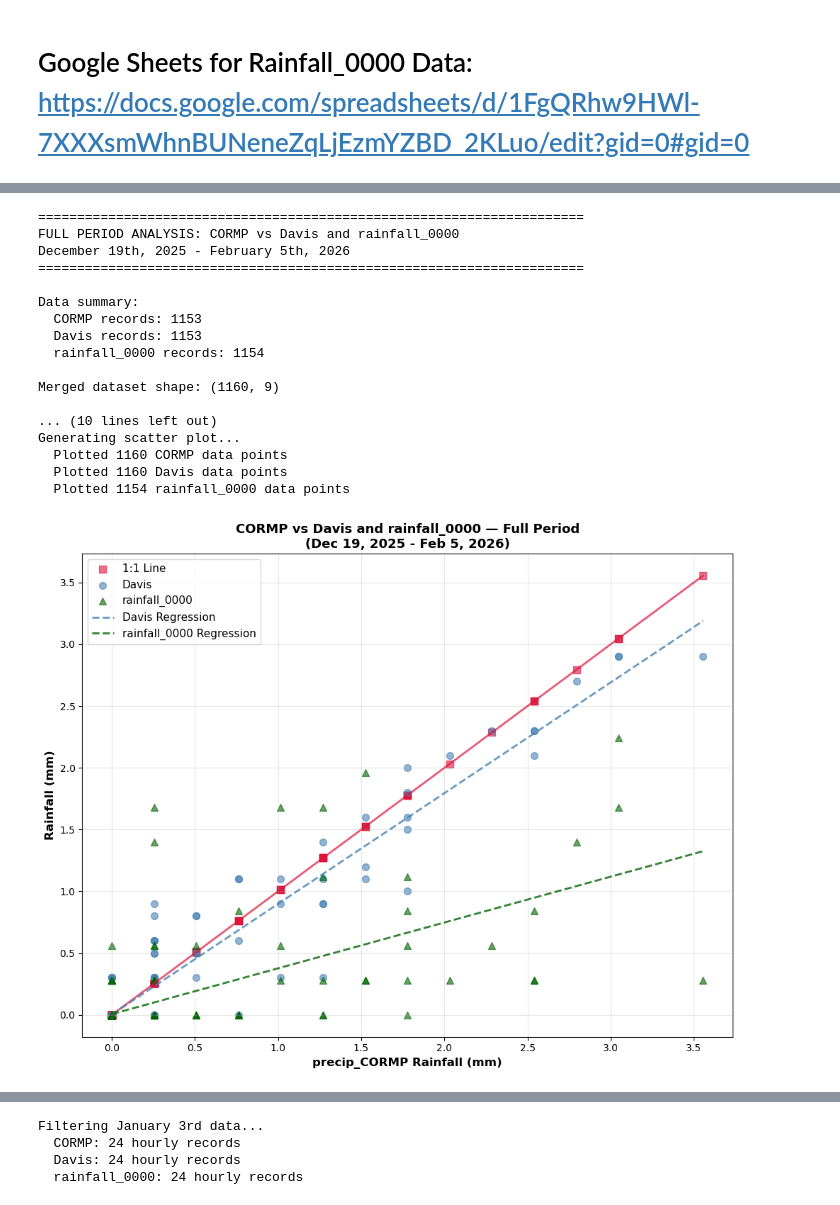
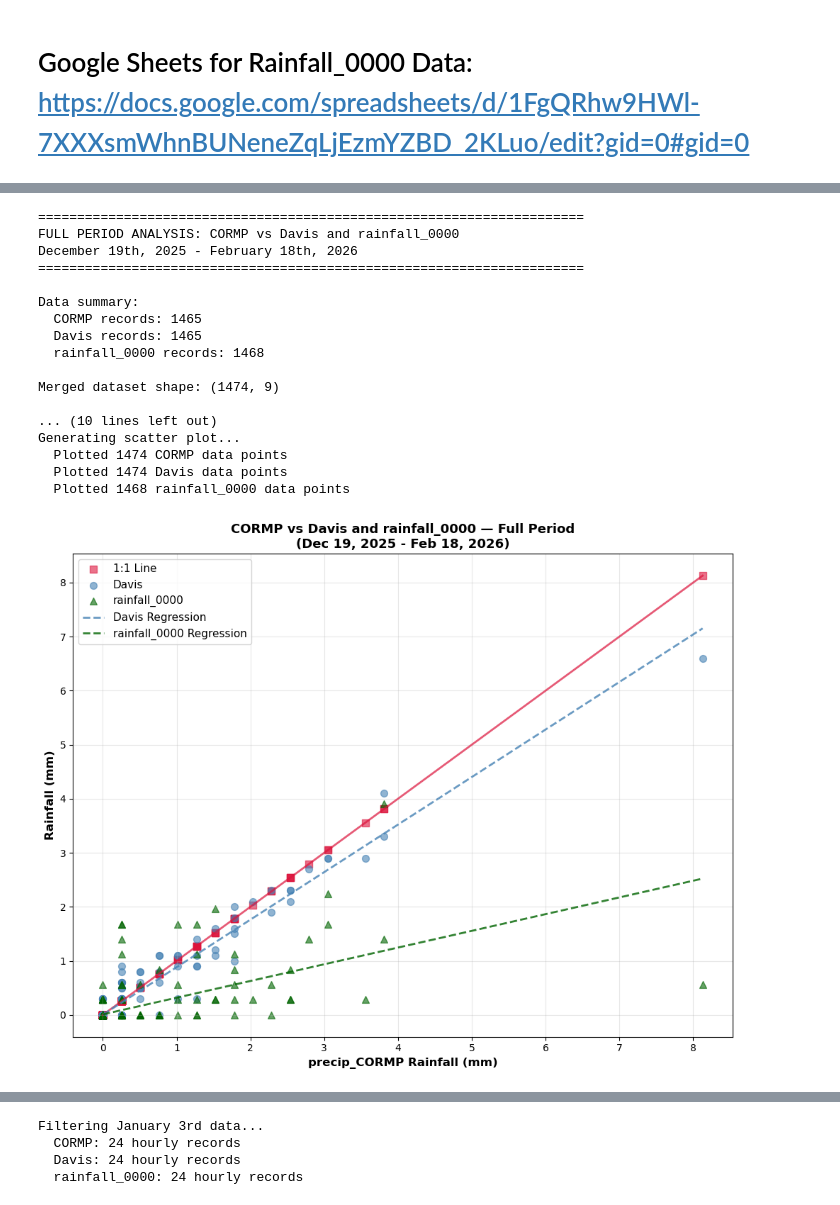
Before and after one commit to COAST-Lab/Open-Water-Level-and-Rainfall-Sensor, a Jupyter notebook: Data Analysis/rainfallAnalysis.ipynb, the cells around one changed output, grey strips where cells are left out. Saved outputs shown, nothing was run; the diff lists cells and outputs as text; code cells hidden in the pictures.

```diff
--- a/Data Analysis/rainfallAnalysis.ipynb
+++ b/Data Analysis/rainfallAnalysis.ipynb
@@ -16,9 +16,9 @@ warnings.filterwarnings('ignore', message="Could not infer format")
 
 # STEP 1: Define file paths and helper functions
 # Earliest data from rainfall_0000 is Dec 19, 2025, therefore all graphs begin at this time stamp.
-file_1 = "Data/precip_CORMP_02052026.csv"   # needs hourly sum
-file_2 = "Data/precip_Davis_02052026.csv"   # needs hourly sum
-file_3 = "Data/rainfall_0000_02052026.csv"   # already hourly
+file_1 = "Data/precip_CORMP_02182026.csv"   # needs hourly sum
+file_2 = "Data/precip_Davis_02182026.csv"   # needs hourly sum
+file_3 = "Data/rainfall_0000_02182026.csv"   # already hourly
 
 import io # for in-memory file operations
 import re # for regular expressions
@@ -152,7 +152,7 @@ print(f"  rainfall_0000: {len(rain0)} hourly records")
 # STEP 3: Filter to the analysis date range (Dec 19, 2025 - Jan 6, 2026)
 
 start = pd.to_datetime('2025-12-19 09:00')
-end = pd.to_datetime('2026-02-05 9:00')
+end = pd.to_datetime('2026-02-18 09:00')
 
 print(f"\nFiltering to period: {start} to {end}")
 
@@ -197,10 +197,10 @@ Filtering to period: 2025-12-19 09:00:00 to 2026-02-05 09:00:00
 # %%
 # CORMP (X-axis) vs Davis and rainfall_0000 (Y-axis) — Full Period Comparison
-# December 19th, 2025 - February 5th, 2026
+# December 19th, 2025 - February 18th, 2026
 
 print("=" * 70)
 print("FULL PERIOD ANALYSIS: CORMP vs Davis and rainfall_0000")
-print("December 19th, 2025 - February 5th, 2026")
+print("December 19th, 2025 - February 18th, 2026")
 print("=" * 70)
 
 # Use the already-filtered datasets from the initial load
@@ -294,42 +294,42 @@ if not merged_full.empty:
     if all_x:
         x_min, x_max = min(all_x), max(all_x)
         x_line = np.array([x_min, x_max])
 
         # Davis regression line
         if not cormp_davis_data.empty:
             y_davis = slope_cd * x_line + intercept_cd
             plt.plot(x_line, y_davis, color='steelblue', linewidth=2, alpha=0.8, linestyle='--', label='Davis Regression')
 
         # rainfall_0000 regression line
         if not cormp_rain0_data.empty:
             y_rain0 = slope_cr * x_line + intercept_cr
             plt.plot(x_line, y_rain0, color='darkgreen', linewidth=2, alpha=0.8, linestyle='--', label='rainfall_0000 Regression')
 
 plt.xlabel('precip_CORMP Rainfall (mm)', fontsize=12, fontweight='bold')
 plt.ylabel('Rainfall (mm)', fontsize=12, fontweight='bold')
-plt.title('CORMP vs Davis and rainfall_0000 — Full Period\n(Dec 19, 2025 - Feb 5, 2026)', fontsize=13, fontweight='bold')
+plt.title('CORMP vs Davis and rainfall_0000 — Full Period\n(Dec 19, 2025 - Feb 18, 2026)', fontsize=13, fontweight='bold')
 plt.legend(loc='upper left', fontsize=11)
 plt.grid(True, alpha=0.3)
 plt.tight_layout()
 plt.show()
 # %% [output]
 ======================================================================
 FULL PERIOD ANALYSIS: CORMP vs Davis and rainfall_0000
-December 19th, 2025 - February 5th, 2026
+December 19th, 2025 - February 18th, 2026
 ======================================================================
 
 Data summary:
-  CORMP records: 1153
-  Davis records: 1153
-  rainfall_0000 records: 1154
+  CORMP records: 1465
+  Davis records: 1465
+  rainfall_0000 records: 1468
 
-Merged dataset shape: (1160, 9)
+Merged dataset shape: (1474, 9)
 
 ... (10 lines left out)
 Generating scatter plot...
-  Plotted 1160 CORMP data points
-  Plotted 1160 Davis data points
-  Plotted 1154 rainfall_0000 data points
+  Plotted 1474 CORMP data points
+  Plotted 1474 Davis data points
+  Plotted 1468 rainfall_0000 data points
-[figure, old version]
+[figure, new version]
 # %%
 # CORMP (X-axis) vs rainfall_0000 (Y-axis) — Full Period Comparison
```
Also changed, not shown: parts of 5 cells of this notebook, 3 other files.
